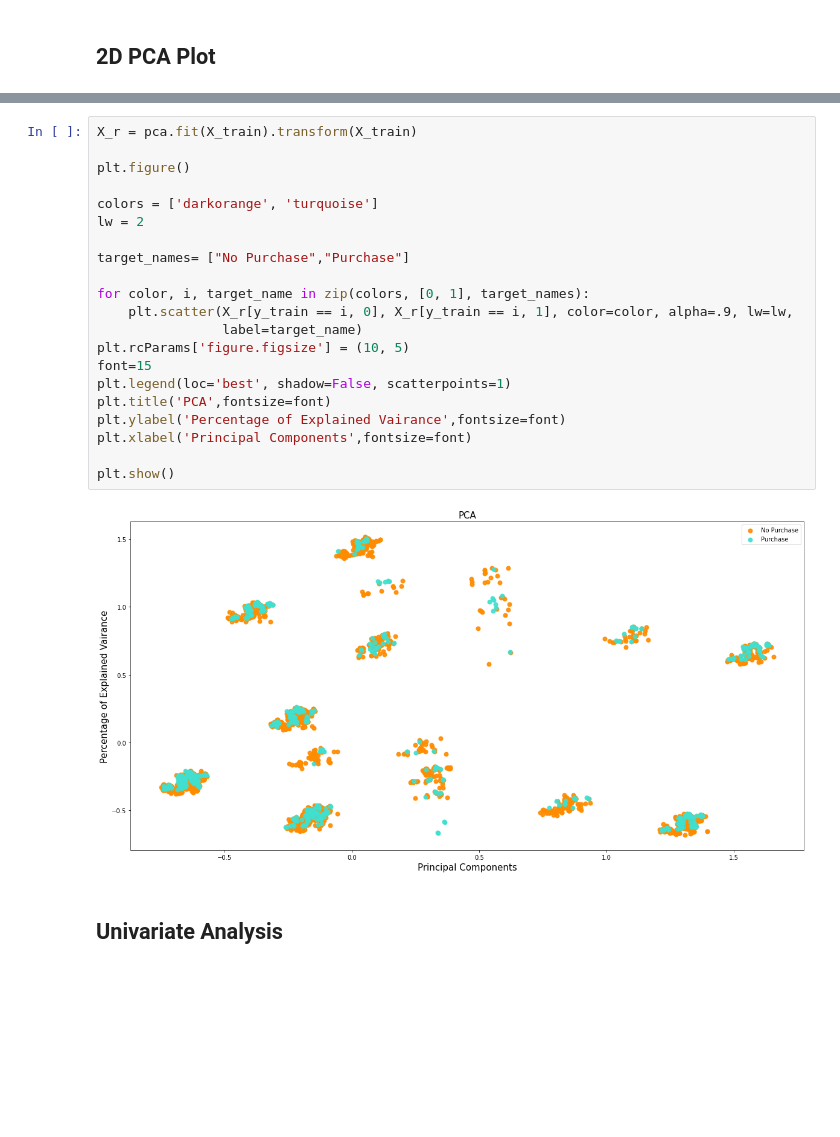
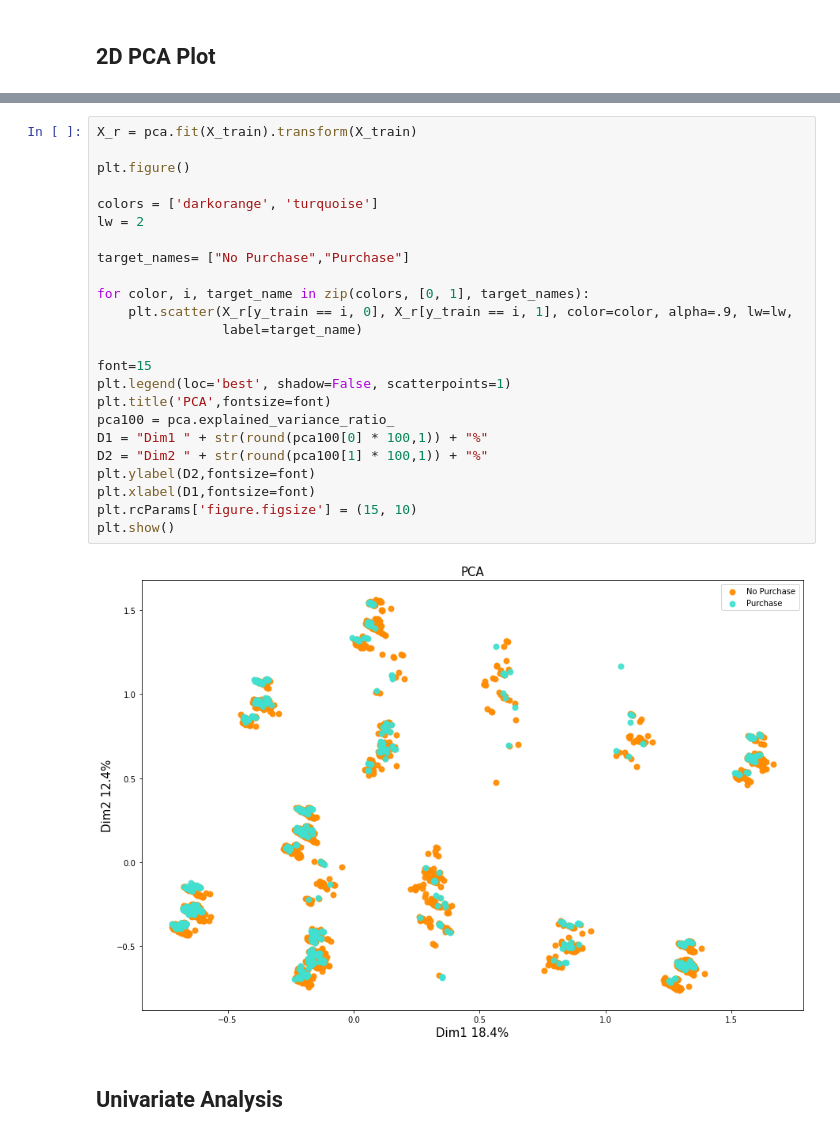
Before and after one commit to kevinlim-fr/Superv_Bin_Class-Online_Shoppers_Purchasing_Intention, a Jupyter notebook: FinalProject-SK1.ipynb, the cells around one changed output, grey strips where cells are left out. Saved outputs shown, nothing was run; the diff lists cells and outputs as text; blank space fills up the shorter version.

```diff
--- a/FinalProject-SK1.ipynb
+++ b/FinalProject-SK1.ipynb
@@ -146,26 +148,29 @@ plt.show()
 # %%
 X_r = pca.fit(X_train).transform(X_train)
 
 plt.figure()
 
 colors = ['darkorange', 'turquoise']
 lw = 2
 
 target_names= ["No Purchase","Purchase"]
 
 for color, i, target_name in zip(colors, [0, 1], target_names):
     plt.scatter(X_r[y_train == i, 0], X_r[y_train == i, 1], color=color, alpha=.9, lw=lw,
                 label=target_name)
-plt.rcParams['figure.figsize'] = (10, 5)
+
 font=15
 plt.legend(loc='best', shadow=False, scatterpoints=1)
 plt.title('PCA',fontsize=font)
-plt.ylabel('Percentage of Explained Vairance',fontsize=font)
-plt.xlabel('Principal Components',fontsize=font)
-
+pca100 = pca.explained_variance_ratio_
+D1 = "Dim1 " + str(round(pca100[0] * 100,1)) + "%"
+D2 = "Dim2 " + str(round(pca100[1] * 100,1)) + "%"
+plt.ylabel(D2,fontsize=font)
+plt.xlabel(D1,fontsize=font)
+plt.rcParams['figure.figsize'] = (15, 10)
 plt.show()
 # %% [output]
-[figure, old version]
+[figure, new version]
 # %% [markdown]
 ## Univariate Analysis
 # %%
```
Also changed, not shown: parts of 20 cells of this notebook, 1 other file.
